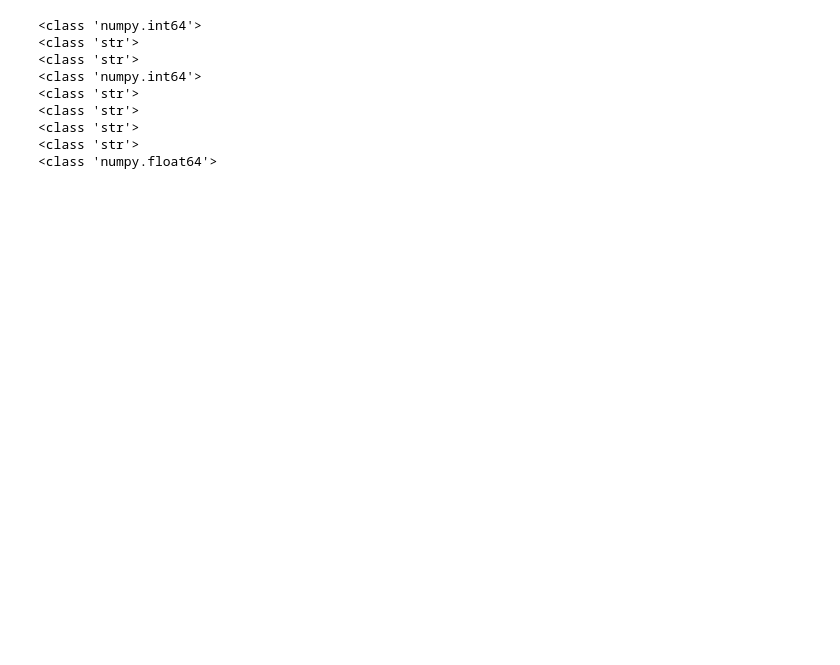
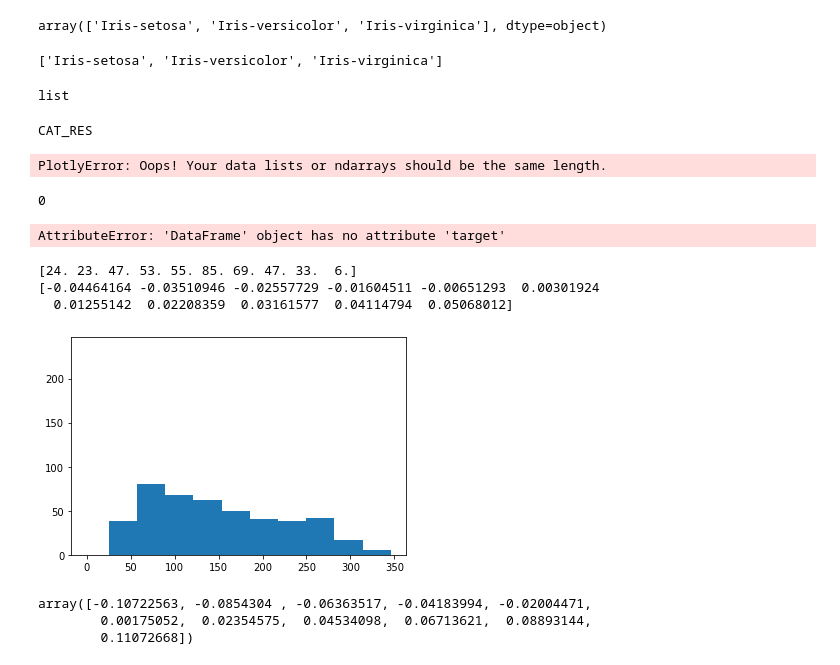
Before and after one commit to Zack1803/bda602, a Jupyter notebook: hw4/hw4.ipynb, the cells around one changed output. Cells and saved outputs as stored; diff of their text form; code cells hidden in the pictures; blank space fills up the shorter version.

```diff
--- a/hw4/hw4.ipynb
+++ b/hw4/hw4.ipynb
@@ -21,0 +165,13 @@ AttributeError: 'str' object has no attribute 'type'
+# %%
+df['Species'].unique()
+# %% [output]
+array(['Iris-setosa', 'Iris-versicolor', 'Iris-virginica'], dtype=object)
+# %%
+list(np.unique(df[response].values))
+# %% [output]
+['Iris-setosa', 'Iris-versicolor', 'Iris-virginica']
+# %%
+group_labels = ["Response = 0", "Response = 1"]
+type(group_labels)
+# %% [output]
+list
@@ -22,13 +240,33 @@ AttributeError: 'str' object has no attribute 'type'
+# %%
+result_response = check_response(df,response)
+
+
+print(result_response)
+for i in range(0,len(df.columns)-1):
+    #result_response = check_response(df,i,response)
+    result_predictor = check_predictor(df,i,predictors)
+    if result_response == "CAT_RES":
+        if result_predictor == "CAT_PRED":
+            print('cat_res_cat_pred()')
+        else:
+            cat_resp_cont_predictor(df,i,response,predictors,group_labels)
+    else:
+        if result_predictor == "CAT_PRED":
+            print('cont_res_cat_pred()')
+        else:
+            cont_response_cont_predictor(df,i,response,predictors)
+# %% [output]
+CAT_RES
+PlotlyError: Oops! Your data lists or ndarrays should be the same length.
 # %%
+pred =[]
+response_avg =[]
+pred_value_count =[]
 for i in range(0,len(df.columns)):
-    print(type(df[df.columns[i]][0]))
+    X = df[[df.columns[i],df.columns[-1]]]
+    print(i)
+    print(X.target.mean())
+    print('end')
 # %% [output]
-<class 'numpy.int64'>
-<class 'str'>
-<class 'str'>
-<class 'numpy.int64'>
-<class 'str'>
-<class 'str'>
-<class 'str'>
-<class 'str'>
-<class 'numpy.float64'>
+0
+AttributeError: 'DataFrame' object has no attribute 'target'
@@ -68,0 +273,24 @@ if __name__ == "__main__":
+# %%
+#x = plt.hist(df['age'])
+freq =[]
+bins=[]
+for i in range(0,len(df.columns)):
+    x = plt.hist(df[df.columns[i]])
+    freq.append(x[0])
+    bins.append(x[1])
+
+
+print(freq[0])
+print(bins[1])
+# %% [output]
+[24. 23. 47. 53. 55. 85. 69. 47. 33.  6.]
+[-0.04464164 -0.03510946 -0.02557729 -0.01604511 -0.00651293  0.00301924
+  0.01255142  0.02208359  0.03161577  0.04114794  0.05068012]
+[figure, added]
+# %%
+frequency = x[0]
+bins = x[1]
+# %% [output]
+array([-0.10722563, -0.0854304 , -0.06363517, -0.04183994, -0.02004471,
+        0.00175052,  0.02354575,  0.04534098,  0.06713621,  0.08893144,
+        0.11072668])
```
Also changed, not shown: parts of 21 cells of this notebook, 8 other files.
